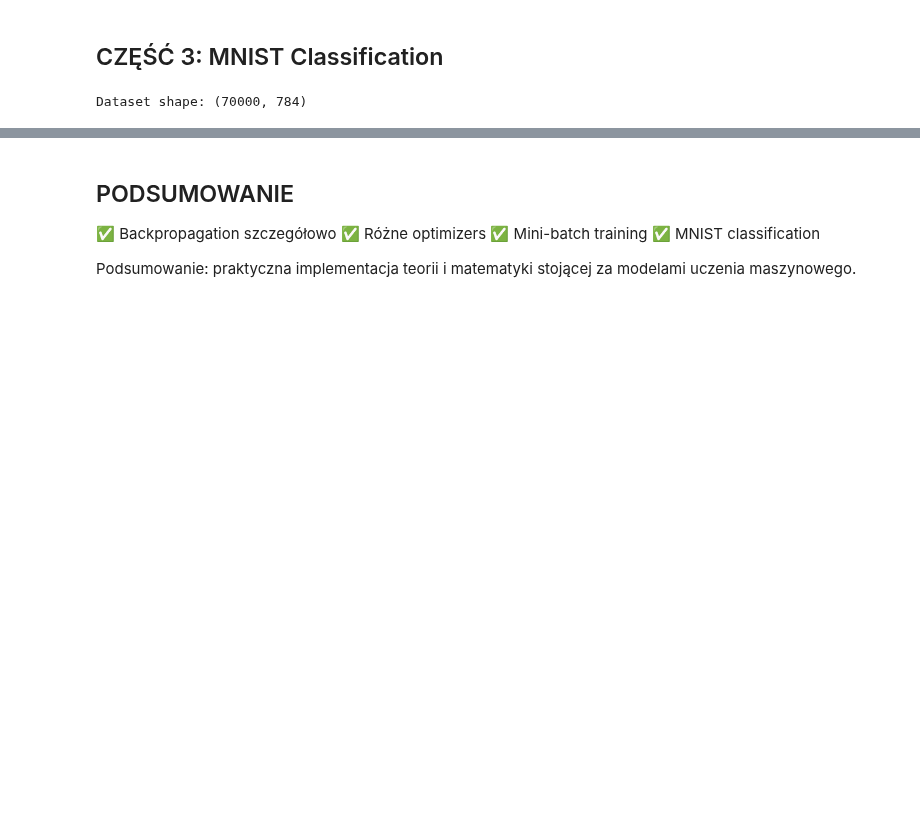
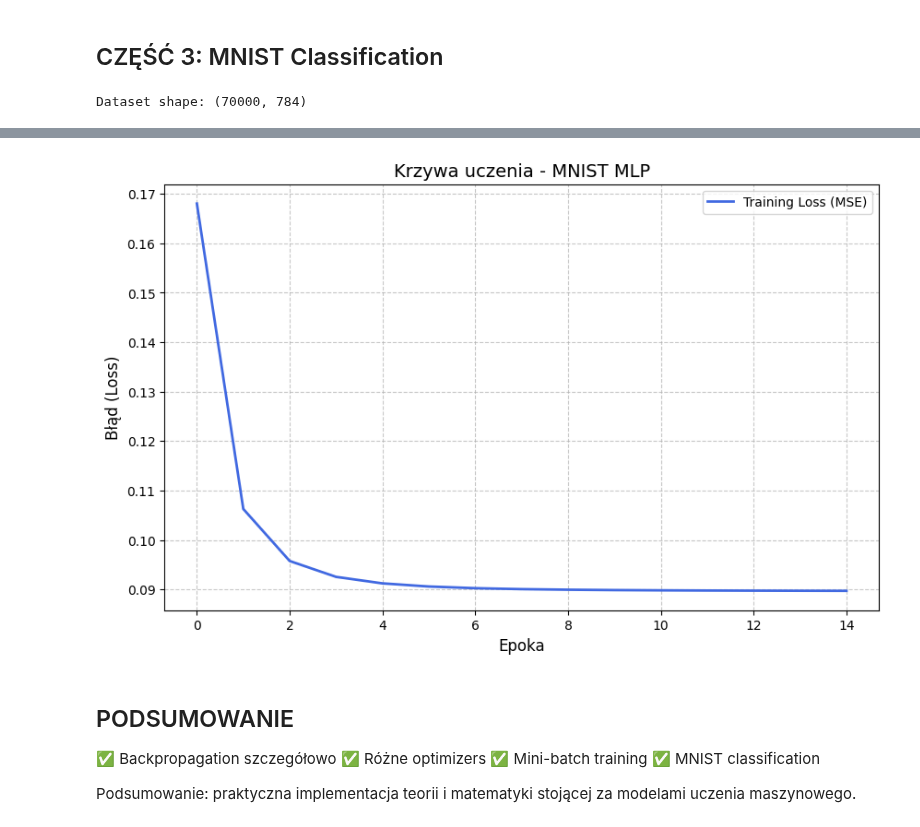
Before and after one commit to wiktorsk8/machine-learning-lab, a Jupyter notebook: lab_02_02_notebook_studenci.ipynb, the cells around one changed output, grey strips where cells are left out. Cells and saved outputs as stored; diff of their text form; code cells hidden in the pictures; blank space fills up the shorter version.

```diff
--- a/lab_02_02_notebook_studenci.ipynb
+++ b/lab_02_02_notebook_studenci.ipynb
@@ -158,28 +158,41 @@ class MLPClassifier:
             'z3': z3, 'a3': a3
         }
 
+    def backward(self, X, y, act):
+        m = X.shape[0]
+
+        def d_sigmoid(a): return a * (1 - a)
+
+        dz3 = (act['a3'] - y) * d_sigmoid(act['a3'])
+        dW3 = np.dot(act['a2'].T, dz3) / m
+        db3 = np.sum(dz3, axis=0, keepdims=True) / m
+
+        dz2 = np.dot(dz3, self.params['W3'].T) * d_sigmoid(act['a2'])
+        dW2 = np.dot(act['a1'].T, dz2) / m
+        db2 = np.sum(dz2, axis=0, keepdims=True) / m
+
+        dz1 = np.dot(dz2, self.params['W2'].T) * d_sigmoid(act['a1'])
+        dW1 = np.dot(X.T, dz1) / m
+        db1 = np.sum(dz1, axis=0, keepdims=True) / m
+
+        return {'W1': dW1, 'b1': db1, 'W2': dW2, 'b2': db2, 'W3': dW3, 'b3': db3}
+
     def train(self, X, y, epochs=10, batch_size=32):
         loss_history = []
 
         for epoch in range(epochs):
-            # 1. Tworzymy mini-batche
             batches = create_mini_batches(X, y, batch_size)
             epoch_loss = 0
 
             for X_batch, y_batch in batches:
-                # 2. Forward pass
                 activations = self.forward(X_batch)
                 y_pred = activations['a3']
 
-                # 3. Obliczamy błąd (MSE)
                 batch_loss = np.mean((y_batch - y_pred)**2)
                 epoch_loss += batch_loss
 
-                # 4. Backward pass (obliczanie gradientów)
-                # Załóżmy, że metoda backward jest zaimplementowana wg reguły łańcuchowej
                 grads = self.backward(X_batch, y_batch, activations)
 
-                # 5. Aktualizacja wag
                 self.optimizer.update(self.params, grads)
 
             avg_loss = epoch_loss / len(batches)
@@ -187,3 +200,20 @@ class MLPClassifier:
             print(f"Epoch {epoch+1}/{epochs} | Loss: {avg_loss:.4f}")
 
         return loss_history
+
+
+
+model = MLPClassifier(layers=[784, 128, 64, 10], lr=0.001)
+
+print("Rozpoczynam trening na zbiorze MNIST...")
+history = model.train(X_train, y_train, epochs=15, batch_size=64)
+
+plt.figure(figsize=(10, 6))
+plt.plot(history, label='Training Loss (MSE)', color='royalblue', lw=2)
+plt.title('Krzywa uczenia - MNIST MLP', fontsize=14)
+plt.xlabel('Epoka', fontsize=12)
+plt.ylabel('Błąd (Loss)', fontsize=12)
+plt.grid(True, linestyle='--', alpha=0.7)
+plt.legend()
+plt.show()
+# %% [output]
@@ -190,3 +236,4 @@ class MLPClassifier:
+[figure, added]
 # %% [markdown]
 ## PODSUMOWANIE
 
```
Also changed, not shown: parts of 1 cell of this notebook.
